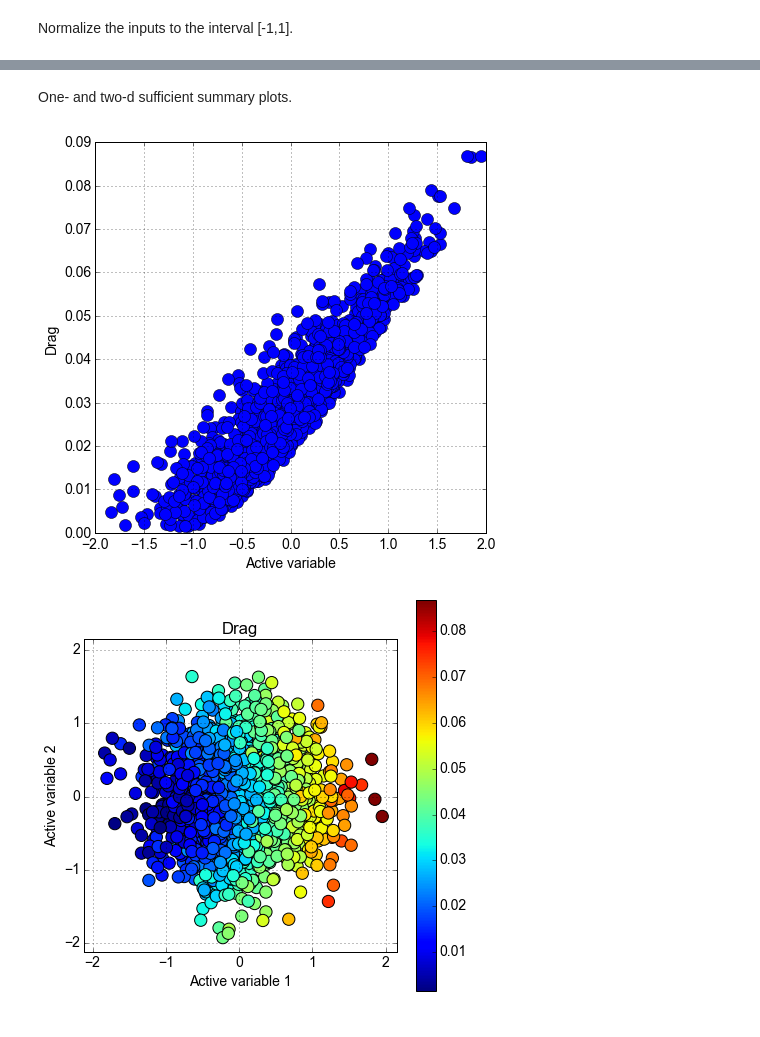
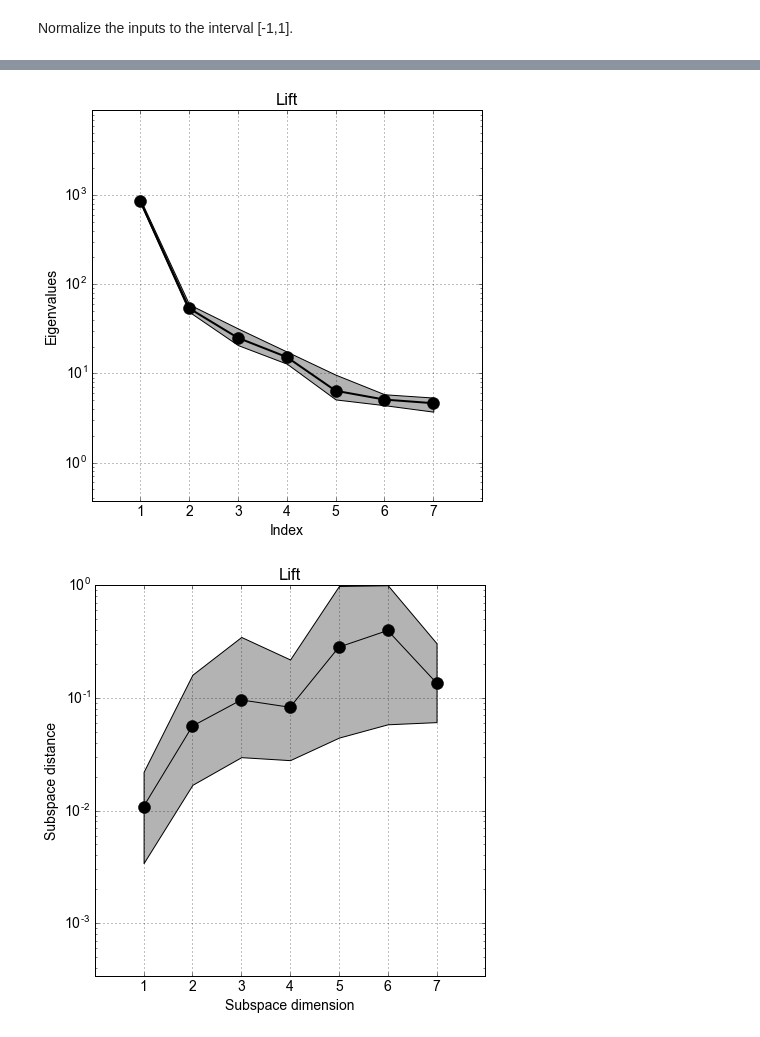
Before and after one commit to paulcon/as-data-sets, a Jupyter notebook: NACA0012/active-subspace-naca0012.ipynb, the cells around one changed output, grey strips where cells are left out. Cells and saved outputs as stored; diff of their text form; code cells hidden in the pictures.

Commit message:
First NACA0012 draft

```diff
--- a/NACA0012/active-subspace-naca0012.ipynb
+++ b/NACA0012/active-subspace-naca0012.ipynb
@@ -68 +88,8 @@ ss.compute(df=G,nboot=200)
+# %%
+#instantiate subspace objects
+ss_lift, ss_drag = ac.subspaces.Subspaces(), ac.subspaces.Subspaces()
+
+#Compute the subspaces
+ss_lift.compute(df=G_lift, nboot=200)
+ss_drag.compute(df=G_drag, nboot=200)
 # %% [markdown]
@@ -78,9 +97,13 @@ ac.utils.plotters.subspace_errors(ss.sub_br[:k,:])
-# %% [markdown]
-One- and two-d sufficient summary plots.
-# %%
-ss.partition(2)
-y = np.dot(XX,ss.W1)
-ac.utils.plotters.sufficient_summary(y,f,out_label=out_label)
-# %% [output]
-[figure, removed]
-[figure, removed]
+# %%
+k = 7 #number of eigenvalues to plot
+
+#Plot first k eigenvalues and subspace errors with bootstrap ranges
+#For lift
+ac.utils.plotters.eigenvalues(ss_lift.eigenvals[:k], ss_lift.e_br[:k,:], out_labels[0])
+ac.utils.plotters.subspace_errors(ss_lift.sub_br[:k,:], out_labels[0])
+#For drag
+ac.utils.plotters.eigenvalues(ss_drag.eigenvals[:k], ss_drag.e_br[:k,:], out_labels[1])
+ac.utils.plotters.subspace_errors(ss_drag.sub_br[:k,:], out_labels[1])
+# %% [output]
+[figure, added]
+[figure, added]
```
Also changed, not shown: parts of 18 cells of this notebook.
